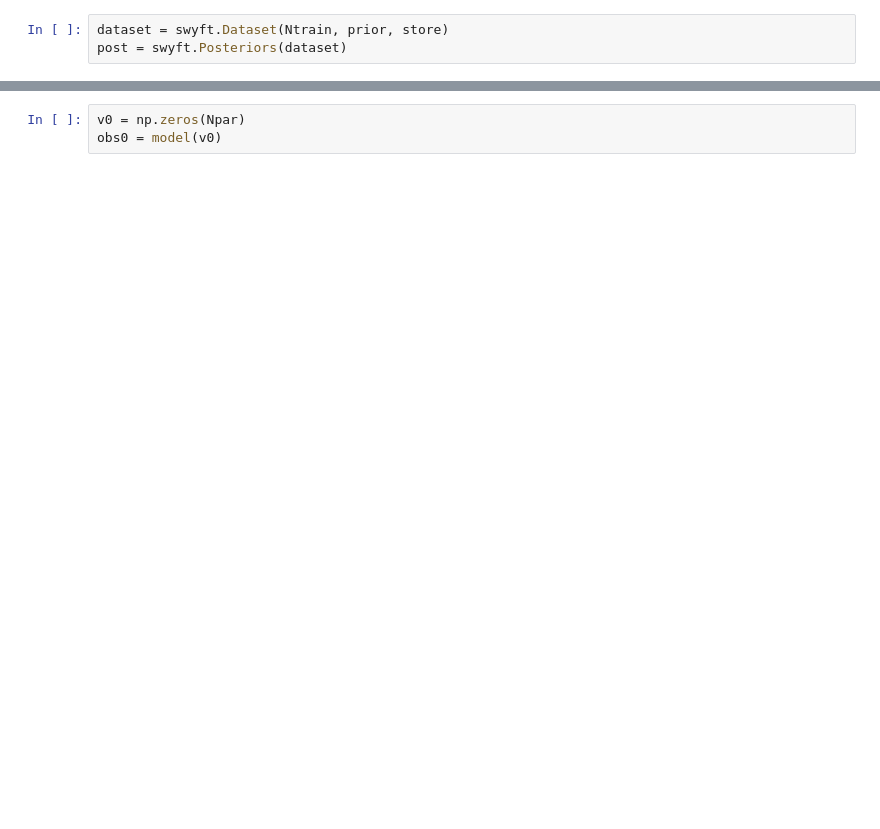
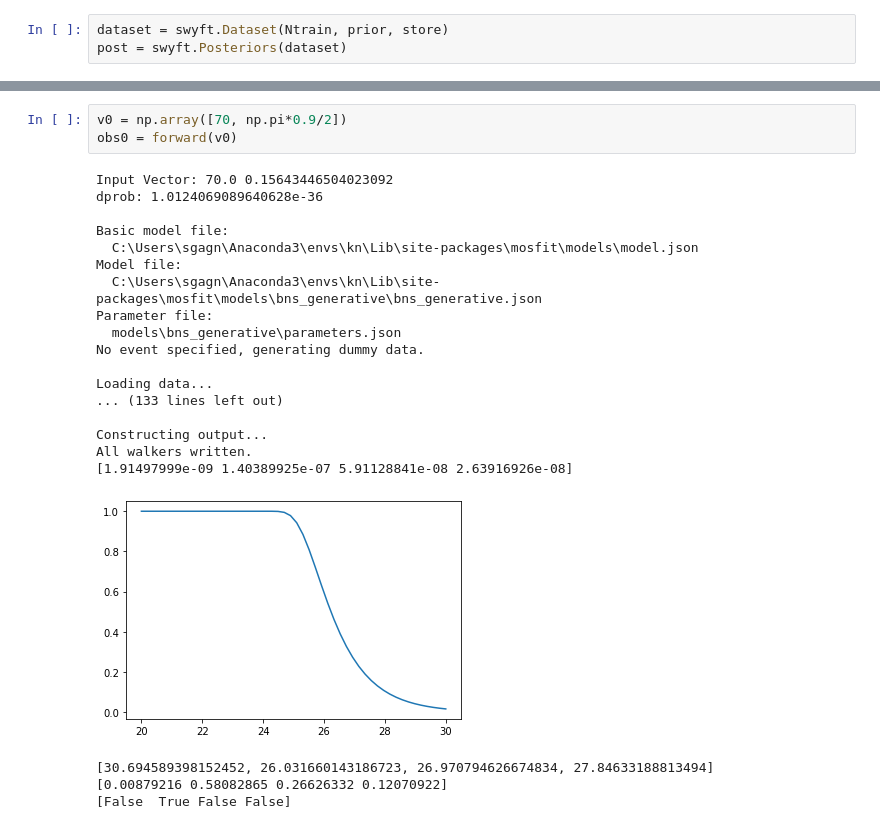
Before and after one commit to samgagnon/kilonova_sim, a Jupyter notebook: Baby's First Forward Model.ipynb, the cells around one changed output, grey strips where cells are left out. Drawn from its saved outputs; the diff is of its cells as text; blank space fills up the shorter version.

```diff
--- a/Baby's First Forward Model.ipynb
+++ b/Baby's First Forward Model.ipynb
@@ -313,6 +556,28 @@ Training: lr=0.001, Epoch=6, VL=1.362
 # %%
-v0 = np.zeros(Npar)
-obs0 = model(v0)
+v0 = np.array([70, np.pi*0.9/2])
+obs0 = forward(v0)
+# %% [output]
+Input Vector: 70.0 0.15643446504023092
+dprob: 1.0124069089640628e-36
+
+Basic model file:
+  C:\Users\sgagn\Anaconda3\envs\kn\Lib\site-packages\mosfit\models\model.json
+Model file:
+  C:\Users\sgagn\Anaconda3\envs\kn\Lib\site-packages\mosfit\models\bns_generative\bns_generative.json
+Parameter file:
+  models\bns_generative\parameters.json
+No event specified, generating dummy data.
+
+Loading data...
+... (133 lines left out)
+
+Constructing output...
+All walkers written.
+[1.91497999e-09 1.40389925e-07 5.91128841e-08 2.63916926e-08]
+[figure, added]
+[30.694589398152452, 26.031660143186723, 26.970794626674834, 27.84633188813494]
+[0.00879216 0.58082865 0.26626332 0.12070922]
+[False  True False False]
 # %%
 samples = post.sample(100000, obs0)
 swyft.plot_corner(samples, [0, 1], color='k', figsize = (8,8), truth=v0, bins = 40);
```
Also changed, not shown: parts of 32 cells of this notebook, 1 other file.
